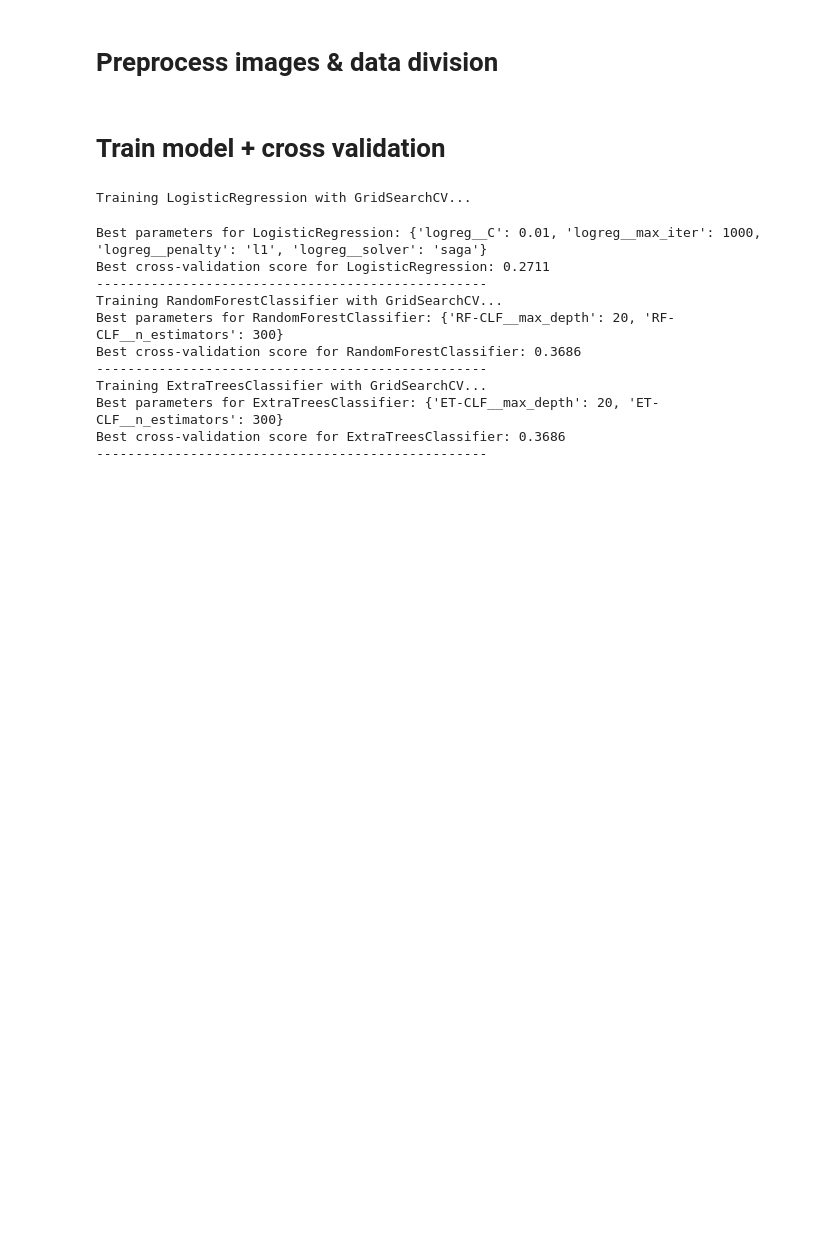
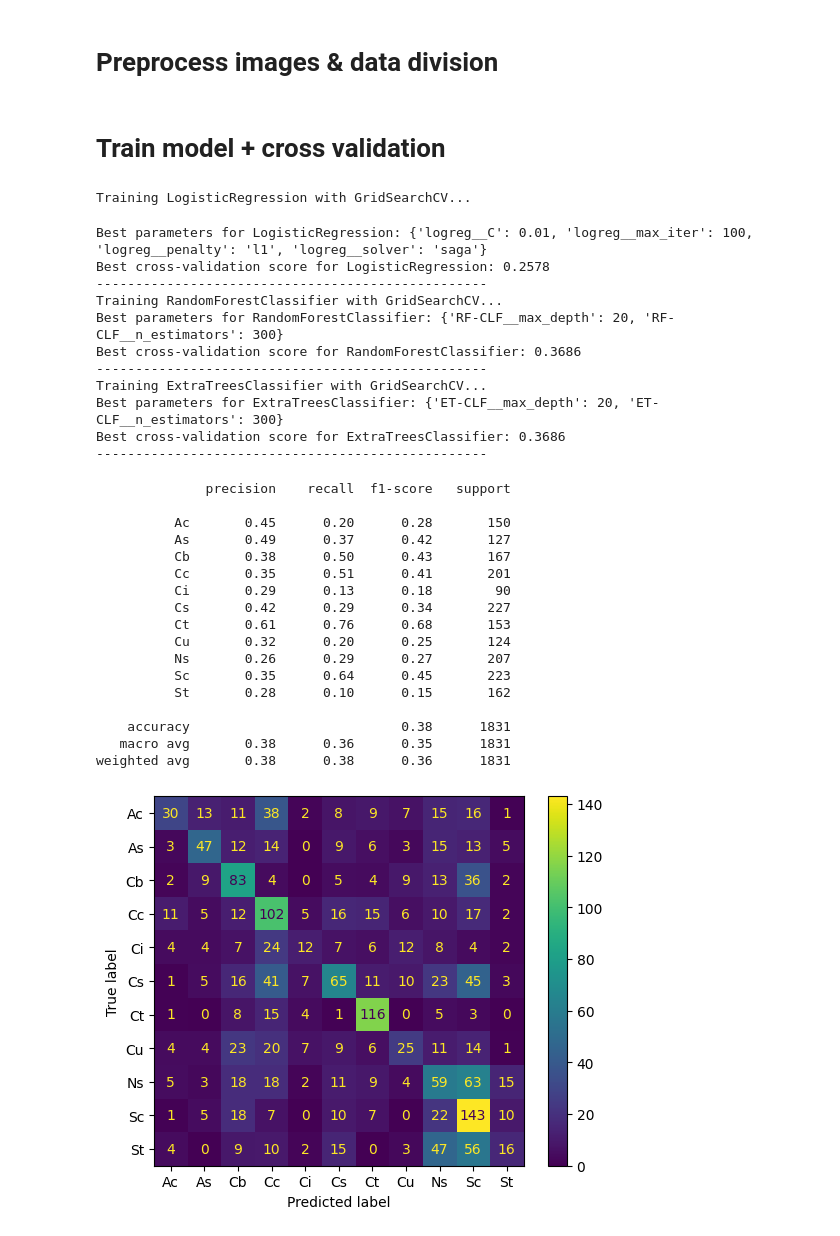
Before and after one commit to huineith/Cloud_classification, a Jupyter notebook: cloud_class_model_creation.ipynb, the cells around one changed output. Drawn from its saved outputs; the diff is of its cells as text; code cells hidden in the pictures; blank space fills up the shorter version.

```diff
--- a/cloud_class_model_creation.ipynb
+++ b/cloud_class_model_creation.ipynb
@@ -152,24 +162,24 @@ for  i in range(len(class_dirs)):
         images.append(im)
         y.append(class_dirs[i])
 
-y=np.array(y)
+labels=np.array(y)
 # %% [markdown]
 # Preprocess images & data division
 # %%
-n=64 #determined in from trails in slask
+n=32 #determined in from trails in slask
 
 imResizer=ImagePreprocessing(height=n, width=n)
 images_rgb_gray= imResizer.add_grayscale(images)
 resized_images= imResizer.resize(images_rgb_gray)
-augmented_resized_images,augmented_y =imResizer.add_rotation_copies(resized_images,y)
+augmented_resized_images,augmented_y =imResizer.add_rotation_copies(resized_images,labels)
 images_training_data= imResizer.flatten(augmented_resized_images)
 
-X_train_val, X_test, y_train_val , y_test =train_test_split(images_training_data, augmented_y ,test_size=0.1 ,random_state=42)
+X=images_training_data
+y=augmented_y
+
+X_train_val, X_test, y_train_val , y_test =train_test_split(X,y ,test_size=0.1 ,random_state=42)
 
 X_train, X_val, y_train, y_val = train_test_split(X_train_val,y_train_val, test_size=0.2, random_state=42)
-
-#clear memory of unnecessary data
-del images, images_rgb_gray, augmented_resized_images, images_training_data,y,augmented_y
 # %% [markdown]
 # Train model + cross validation
 # %%
@@ -199,7 +209,7 @@ models = {
             'logreg__C': [0.01, 0.1, 1, 10, 100],
             'logreg__penalty': ['l1', 'l2'],
             'logreg__solver': ['saga'],
-            'logreg__max_iter': [500,1000]
+            'logreg__max_iter': [100]
         }
     },
     'RandomForestClassifier': {
@@ -228,7 +238,7 @@ for name, config in models.items():
         param_grid=config['params'],
         cv=5,  # Use 5-fold cross-validation
         scoring='accuracy',
-        n_jobs=2 # Use all available cores
+        n_jobs=-1 # Use all available cores
     )
 
     # Train on the training set
@@ -243,8 +253,8 @@ for name, config in models.items():
     print("-" * 50)
 # %% [output]
 Training LogisticRegression with GridSearchCV...
-Best parameters for LogisticRegression: {'logreg__C': 0.01, 'logreg__max_iter': 1000, 'logreg__penalty': 'l1', 'logreg__solver': 'saga'}
-Best cross-validation score for LogisticRegression: 0.2711
+Best parameters for LogisticRegression: {'logreg__C': 0.01, 'logreg__max_iter': 100, 'logreg__penalty': 'l1', 'logreg__solver': 'saga'}
+Best cross-validation score for LogisticRegression: 0.2578
 --------------------------------------------------
 Training RandomForestClassifier with GridSearchCV...
 Best parameters for RandomForestClassifier: {'RF-CLF__max_depth': 20, 'RF-CLF__n_estimators': 300}
@@ -254,3 +264,41 @@ Training ExtraTreesClassifier with GridSearchCV...
 Best parameters for ExtraTreesClassifier: {'ET-CLF__max_depth': 20, 'ET-CLF__n_estimators': 300}
 Best cross-validation score for ExtraTreesClassifier: 0.3686
 --------------------------------------------------
+# %%
+prefix = 'ET-CLF__'
+choosen_parameters={}
+for key, value in best_parameters['ExtraTreesClassifier'].items():
+    if key.startswith(prefix):
+        new_key = key.replace(prefix, '')
+        choosen_parameters[new_key] = value
+
+
+
+
+ET_pipeline_train= Pipeline(steps=[('StandardScaler',StandardScaler()), ('PCA', PCA(n_components=n_comp, random_state=21)),('ET-CLF',ExtraTreesClassifier(**choosen_parameters,random_state=21) ) ])
+
+ET_pipeline_train.fit(X_train, y_train)
+
+y_pred_val= ET_pipeline_train.predict(X_val)
+
+display_confusion_matrix(y_val, y_pred_val)
+print(classification_report(y_val, y_pred_val))
+# %% [output]
+              precision    recall  f1-score   support
+
+          Ac       0.45      0.20      0.28       150
+          As       0.49      0.37      0.42       127
+          Cb       0.38      0.50      0.43       167
+          Cc       0.35      0.51      0.41       201
+          Ci       0.29      0.13      0.18        90
+          Cs       0.42      0.29      0.34       227
+          Ct       0.61      0.76      0.68       153
+          Cu       0.32      0.20      0.25       124
+          Ns       0.26      0.29      0.27       207
+          Sc       0.35      0.64      0.45       223
+          St       0.28      0.10      0.15       162
+
+    accuracy                           0.38      1831
+   macro avg       0.38      0.36      0.35      1831
+weighted avg       0.38      0.38      0.36      1831
+[figure, added]
```
Also changed, not shown: parts of 3 cells of this notebook, 1 other file.
